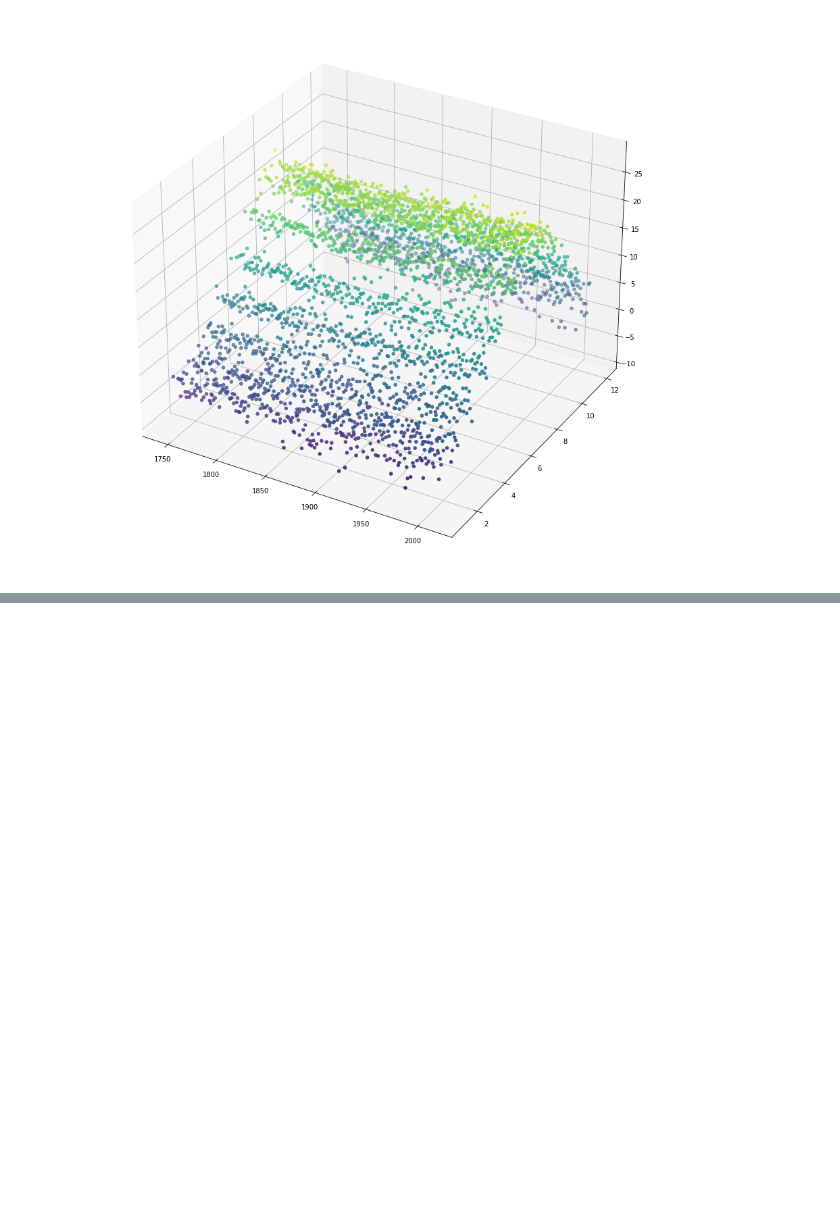
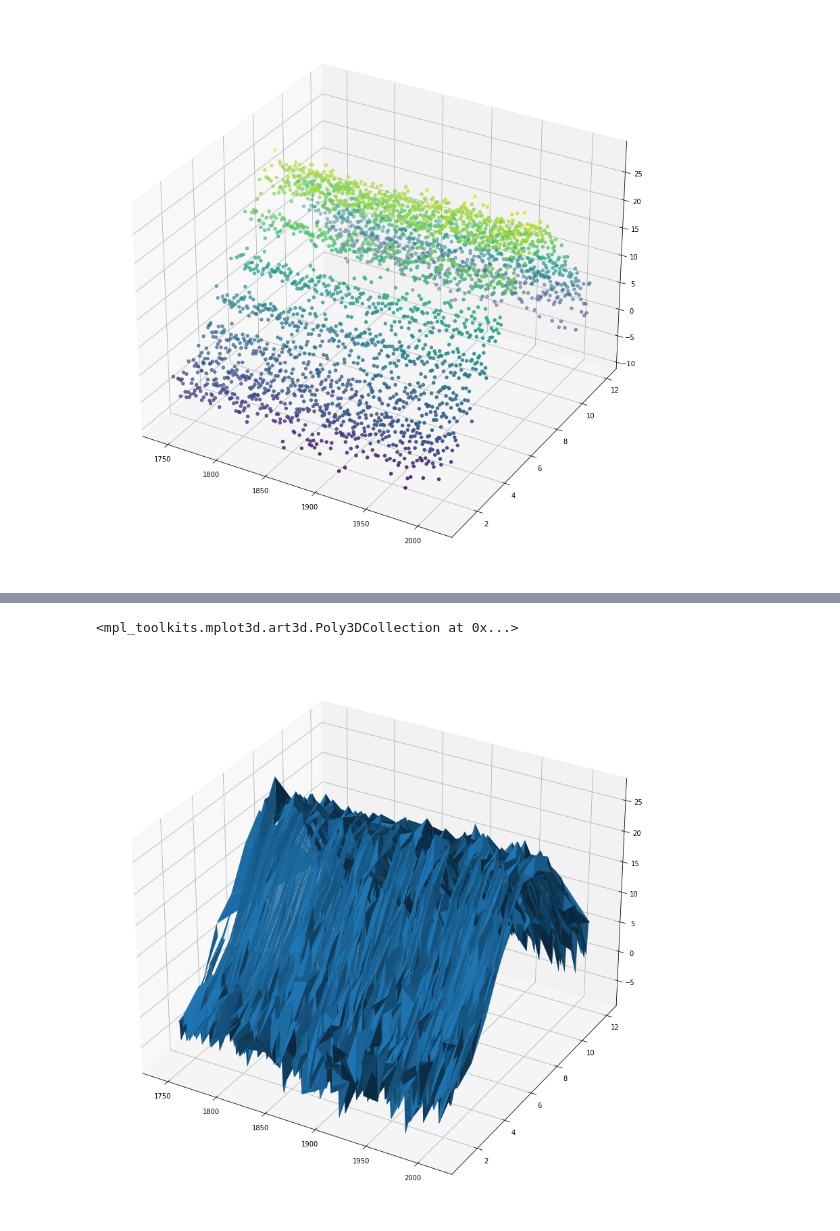
Before and after one commit to bgold-cosmos/mm2022, a Jupyter notebook: Week2a.ipynb, the cells around one changed output, grey strips where cells are left out. Saved outputs shown, nothing was run; the diff lists cells and outputs as text; code cells hidden in the pictures; blank space fills up the shorter version.

```diff
--- a/Week2a.ipynb
+++ b/Week2a.ipynb
@@ -59,0 +69,7 @@ ax.scatter(years[jj], months[jj], data.AverageTemperature[jj], c=data.AverageTem
+# %%
+fig = pp.figure(figsize=(20,15))
+ax = fig.add_subplot(projection='3d')
+ax.plot_trisurf(years[jj], months[jj], data.AverageTemperature[jj])
+# %% [output]
+<mpl_toolkits.mplot3d.art3d.Poly3DCollection at 0x...>
+[figure, added]
```
Also changed, not shown: parts of 1 cell of this notebook.
